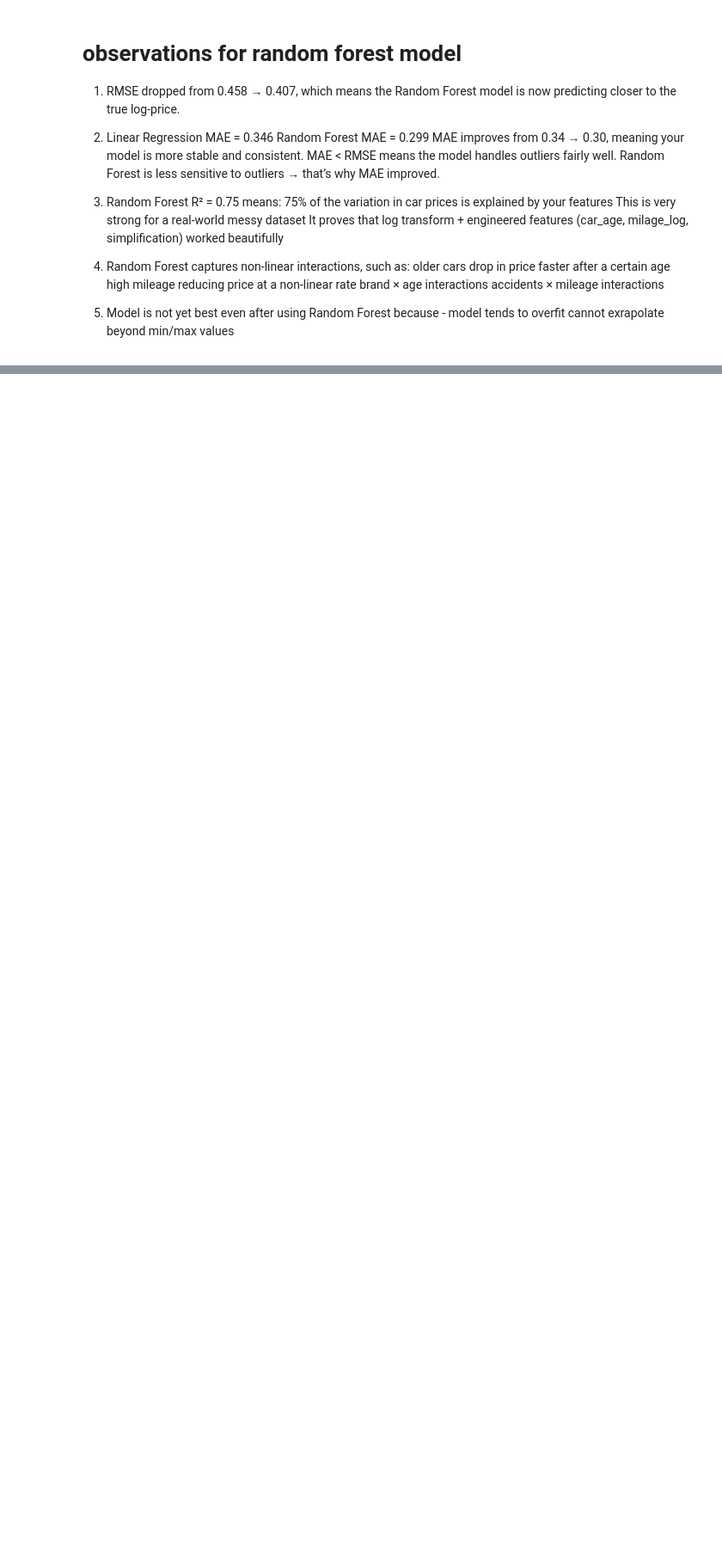
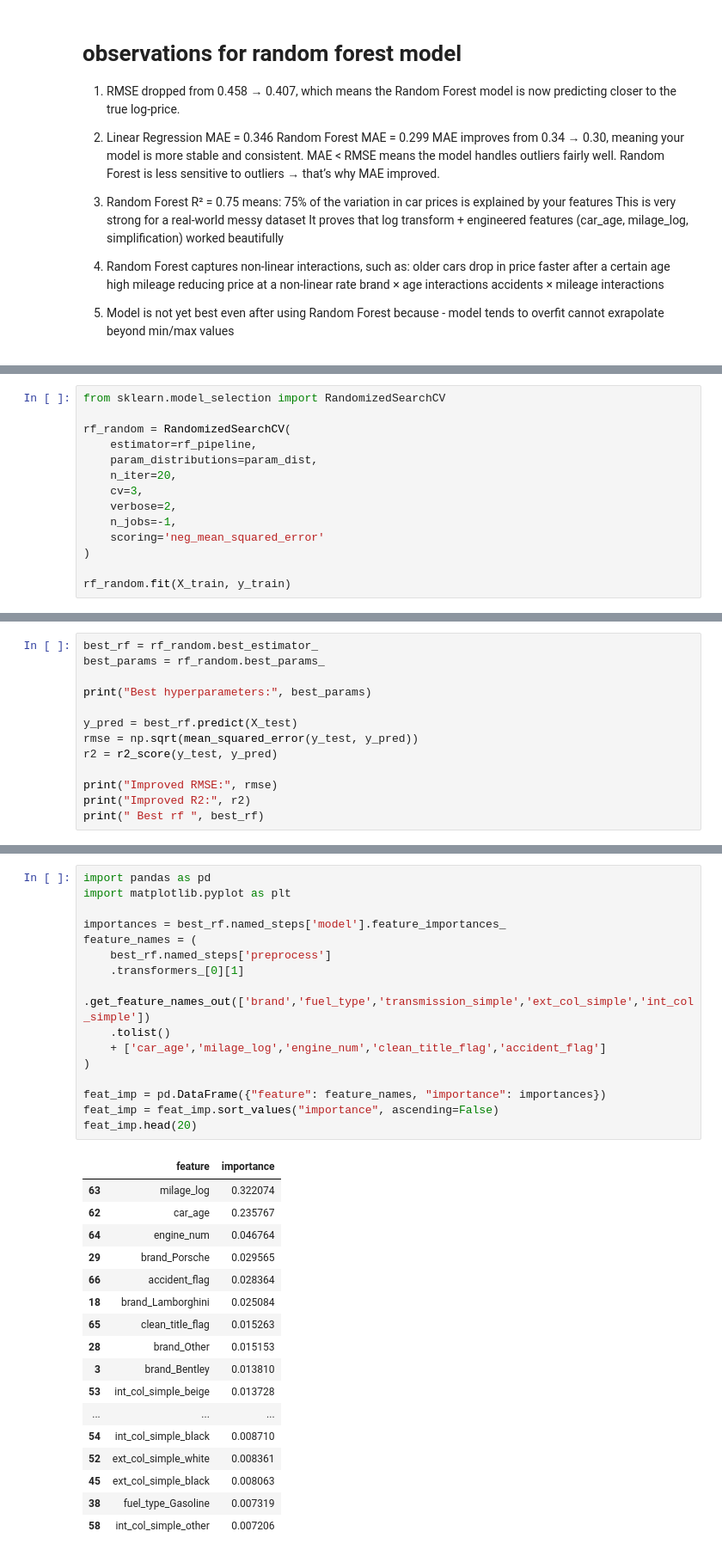
Before and after one commit to codebynishhhi/DS_ML_Projects, a Jupyter notebook: car-price-prediction/notebook/car_prediction.ipynb, the cells around one changed output, grey strips where cells are left out. Shown at 86% size. Cells and saved outputs as stored; diff of their text form; blank space fills up the shorter version.

```diff
--- a/car-price-prediction/notebook/car_prediction.ipynb
+++ b/car-price-prediction/notebook/car_prediction.ipynb
@@ -1672,0 +1719,14 @@ Random Forest is less sensitive to outliers → that’s why MAE improved.
+# %%
+from sklearn.model_selection import RandomizedSearchCV
+
+rf_random = RandomizedSearchCV(
+    estimator=rf_pipeline,
+    param_distributions=param_dist,
+    n_iter=20,
+    cv=3,
+    verbose=2,
+    n_jobs=-1,
+    scoring='neg_mean_squared_error'
+)
+
+rf_random.fit(X_train, y_train)
@@ -1672,0 +1768,13 @@ Random Forest is less sensitive to outliers → that’s why MAE improved.
+# %%
+best_rf = rf_random.best_estimator_
+best_params = rf_random.best_params_
+
+print("Best hyperparameters:", best_params)
+
+y_pred = best_rf.predict(X_test)
+rmse = np.sqrt(mean_squared_error(y_test, y_pred))
+r2 = r2_score(y_test, y_pred)
+
+print("Improved RMSE:", rmse)
+print("Improved R2:", r2)
+print(" Best rf ", best_rf)
@@ -1672,0 +1806,34 @@ Random Forest is less sensitive to outliers → that’s why MAE improved.
+# %%
+import pandas as pd
+import matplotlib.pyplot as plt
+
+importances = best_rf.named_steps['model'].feature_importances_
+feature_names = (
+    best_rf.named_steps['preprocess']
+    .transformers_[0][1]
+    .get_feature_names_out(['brand','fuel_type','transmission_simple','ext_col_simple','int_col_simple'])
+    .tolist()
+    + ['car_age','milage_log','engine_num','clean_title_flag','accident_flag']
+)
+
+feat_imp = pd.DataFrame({"feature": feature_names, "importance": importances})
+feat_imp = feat_imp.sort_values("importance", ascending=False)
+feat_imp.head(20)
+# %% [output]
+|  | feature | importance |
+| 63 | milage_log | 0.322074 |
+| 62 | car_age | 0.235767 |
+| 64 | engine_num | 0.046764 |
+| 29 | brand_Porsche | 0.029565 |
+| 66 | accident_flag | 0.028364 |
+| 18 | brand_Lamborghini | 0.025084 |
+| 65 | clean_title_flag | 0.015263 |
+| 28 | brand_Other | 0.015153 |
+| 3 | brand_Bentley | 0.013810 |
+| 53 | int_col_simple_beige | 0.013728 |
+| ... | ... | ... |
+| 54 | int_col_simple_black | 0.008710 |
+| 52 | ext_col_simple_white | 0.008361 |
+| 45 | ext_col_simple_black | 0.008063 |
+| 38 | fuel_type_Gasoline | 0.007319 |
+| 58 | int_col_simple_other | 0.007206 |
```
Also changed, not shown: parts of 19 cells of this notebook, 1 other file.
